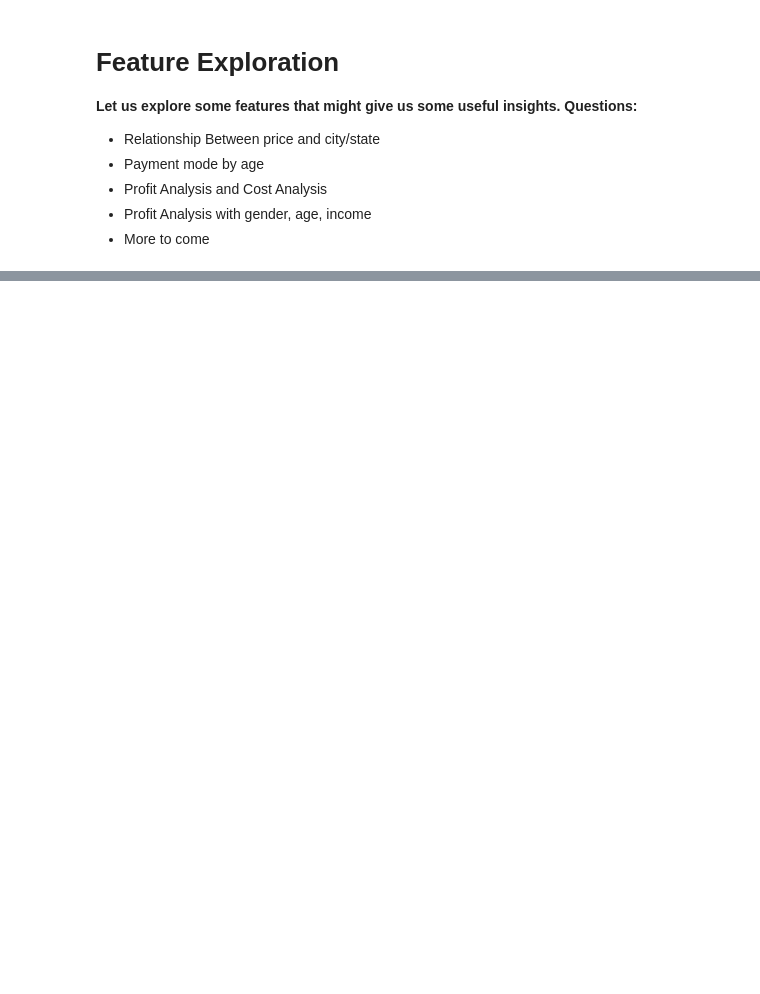
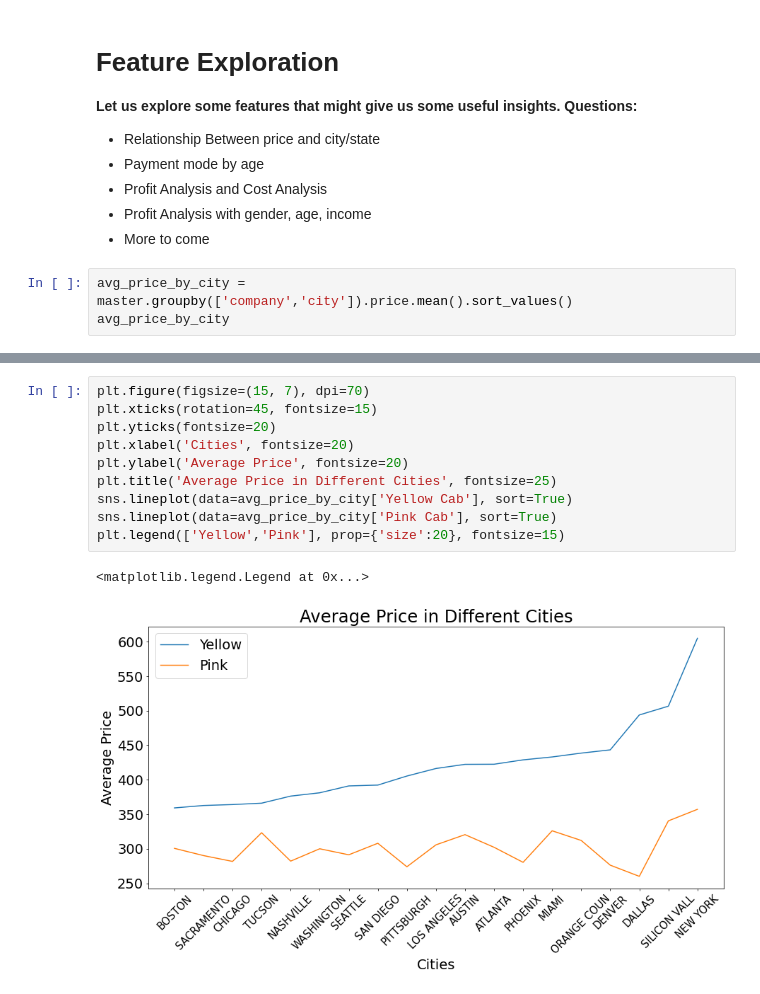
Before and after one commit to udbhavbalaji/G2M-Cab-Industry, a Jupyter notebook: EDA for G2M Cab Industry.ipynb, the cells around one changed output, grey strips where cells are left out. Drawn from its saved outputs; the diff is of its cells as text; blank space fills up the shorter version.

Commit message:
Updated EDA notebook
Further EDA done along with fixing state and city name in data cleaning. New master data file produced.

```diff
--- a/EDA for G2M Cab Industry.ipynb
+++ b/EDA for G2M Cab Industry.ipynb
@@ -353,3 +353,6 @@ __Let us explore some features that might give us some useful insights. Question
 - Profit Analysis and Cost Analysis
 - Profit Analysis with gender, age, income
 - More to come
+# %%
+avg_price_by_city = master.groupby(['company','city']).price.mean().sort_values()
+avg_price_by_city
@@ -355,0 +377,13 @@ __Let us explore some features that might give us some useful insights. Question
+# %%
+plt.figure(figsize=(15, 7), dpi=70)
+plt.xticks(rotation=45, fontsize=15)
+plt.yticks(fontsize=20)
+plt.xlabel('Cities', fontsize=20)
+plt.ylabel('Average Price', fontsize=20)
+plt.title('Average Price in Different Cities', fontsize=25)
+sns.lineplot(data=avg_price_by_city['Yellow Cab'], sort=True)
+sns.lineplot(data=avg_price_by_city['Pink Cab'], sort=True)
+plt.legend(['Yellow','Pink'], prop={'size':20}, fontsize=15)
+# %% [output]
+<matplotlib.legend.Legend at 0x...>
+[figure, added]
```
Also changed, not shown: parts of 5 cells of this notebook, 2 other files.
